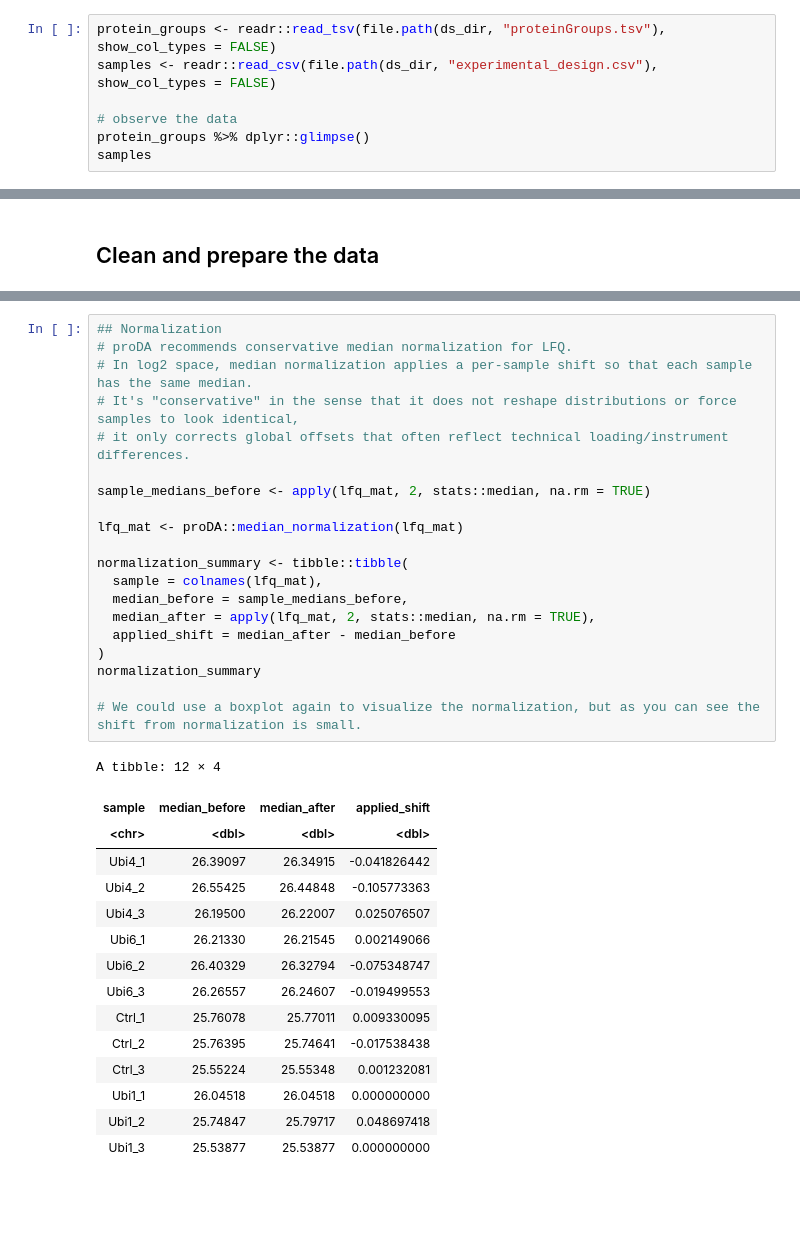
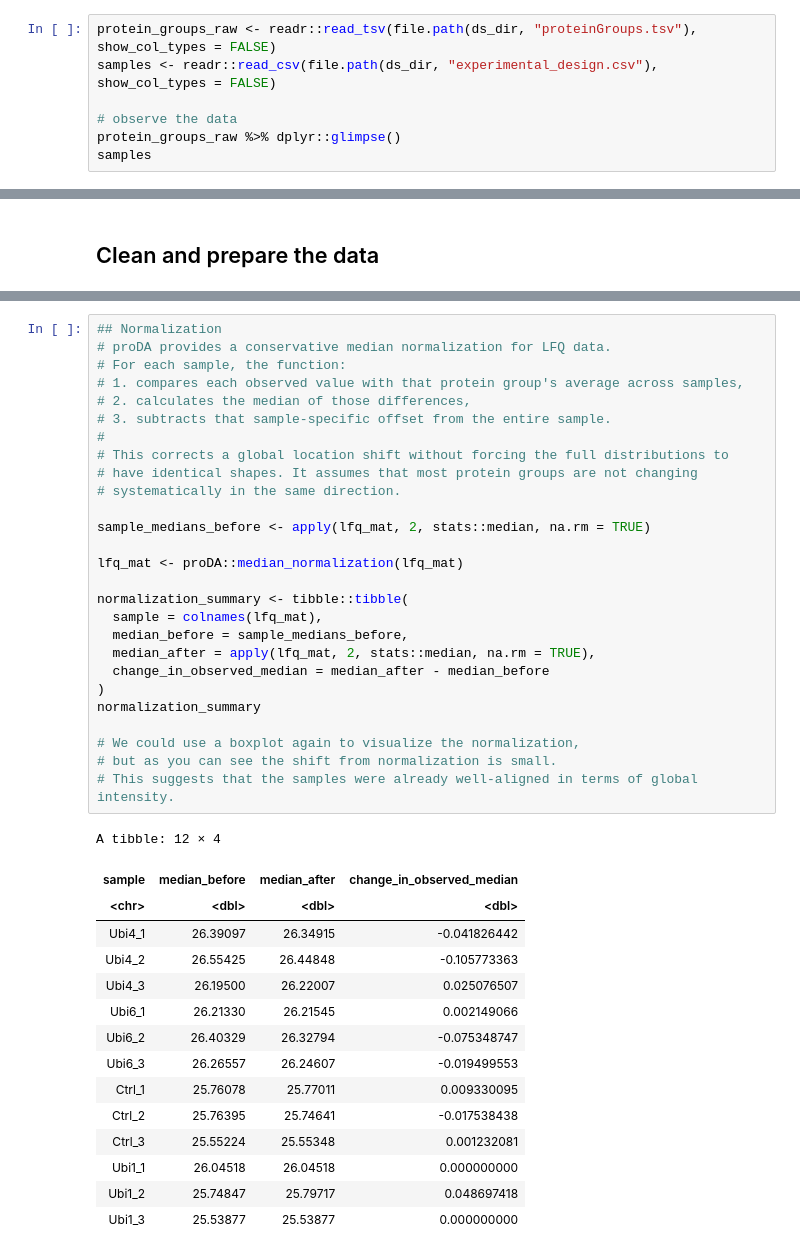
Before and after one commit to meshik/bioinformatics-code-hub, a Jupyter notebook: proteomics/differential_abundance/r.ipynb, the cells around one changed output, grey strips where cells are left out. Saved outputs shown, nothing was run; the diff lists cells and outputs as text; blank space fills up the shorter version.

```diff
--- a/proteomics/differential_abundance/r.ipynb
+++ b/proteomics/differential_abundance/r.ipynb
@@ -31,11 +31,11 @@ The downloader materializes two files:
  - proteinGroups.tsv: a MaxQuant-style table containing protein metadata + LFQ intensity columns.
  - experimental_design.csv: a minimal sample sheet mapping each LFQ column label -> condition/replicate.
 # %%
-protein_groups <- readr::read_tsv(file.path(ds_dir, "proteinGroups.tsv"), show_col_types = FALSE)
+protein_groups_raw <- readr::read_tsv(file.path(ds_dir, "proteinGroups.tsv"), show_col_types = FALSE)
 samples <- readr::read_csv(file.path(ds_dir, "experimental_design.csv"), show_col_types = FALSE)
 
 # observe the data
-protein_groups %>% dplyr::glimpse()
+protein_groups_raw %>% dplyr::glimpse()
 samples
 # %% [output]
 Rows: 3,006
@@ -193,27 +215,34 @@ boxplot(
 [figure]
 # %%
 ## Normalization
-# proDA recommends conservative median normalization for LFQ.
-# In log2 space, median normalization applies a per-sample shift so that each sample has the same median.
-# It's "conservative" in the sense that it does not reshape distributions or force samples to look identical,
-# it only corrects global offsets that often reflect technical loading/instrument differences.
+# proDA provides a conservative median normalization for LFQ data.
+# For each sample, the function:
+# 1. compares each observed value with that protein group's average across samples,
+# 2. calculates the median of those differences,
+# 3. subtracts that sample-specific offset from the entire sample.
+#
+# This corrects a global location shift without forcing the full distributions to
+# have identical shapes. It assumes that most protein groups are not changing
+# systematically in the same direction.
 
 sample_medians_before <- apply(lfq_mat, 2, stats::median, na.rm = TRUE)
 
 lfq_mat <- proDA::median_normalization(lfq_mat)
 
 normalization_summary <- tibble::tibble(
   sample = colnames(lfq_mat),
   median_before = sample_medians_before,
   median_after = apply(lfq_mat, 2, stats::median, na.rm = TRUE),
-  applied_shift = median_after - median_before
+  change_in_observed_median = median_after - median_before
 )
 normalization_summary
 
-# We could use a boxplot again to visualize the normalization, but as you can see the shift from normalization is small.
+# We could use a boxplot again to visualize the normalization,
+# but as you can see the shift from normalization is small.
+# This suggests that the samples were already well-aligned in terms of global intensity.
 # %% [output]
 A tibble: 12 × 4
-| sample | median_before | median_after | applied_shift |
+| sample | median_before | median_after | change_in_observed_median |
 | <chr> | <dbl> | <dbl> | <dbl> |
 | Ubi4_1 | 26.39097 | 26.34915 | -0.041826442 |
 | Ubi4_2 | 26.55425 | 26.44848 | -0.105773363 |
```
Also changed, not shown: parts of 13 cells of this notebook.
